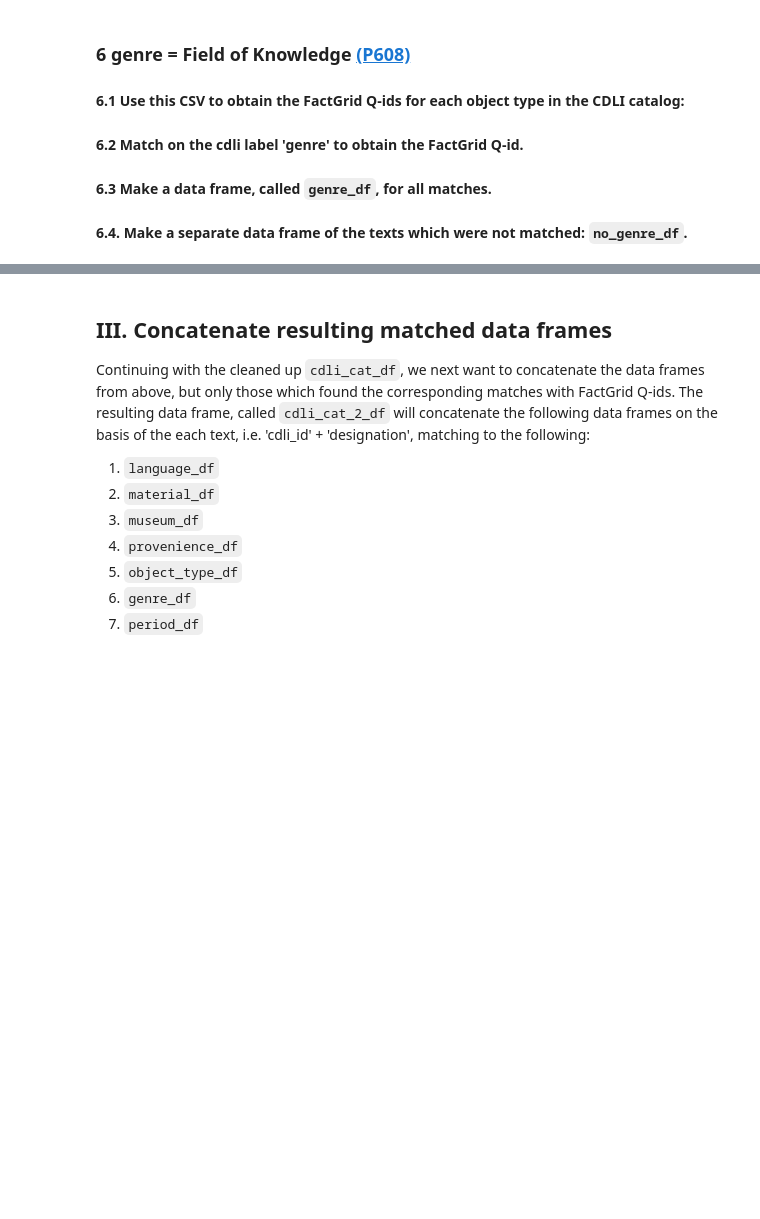
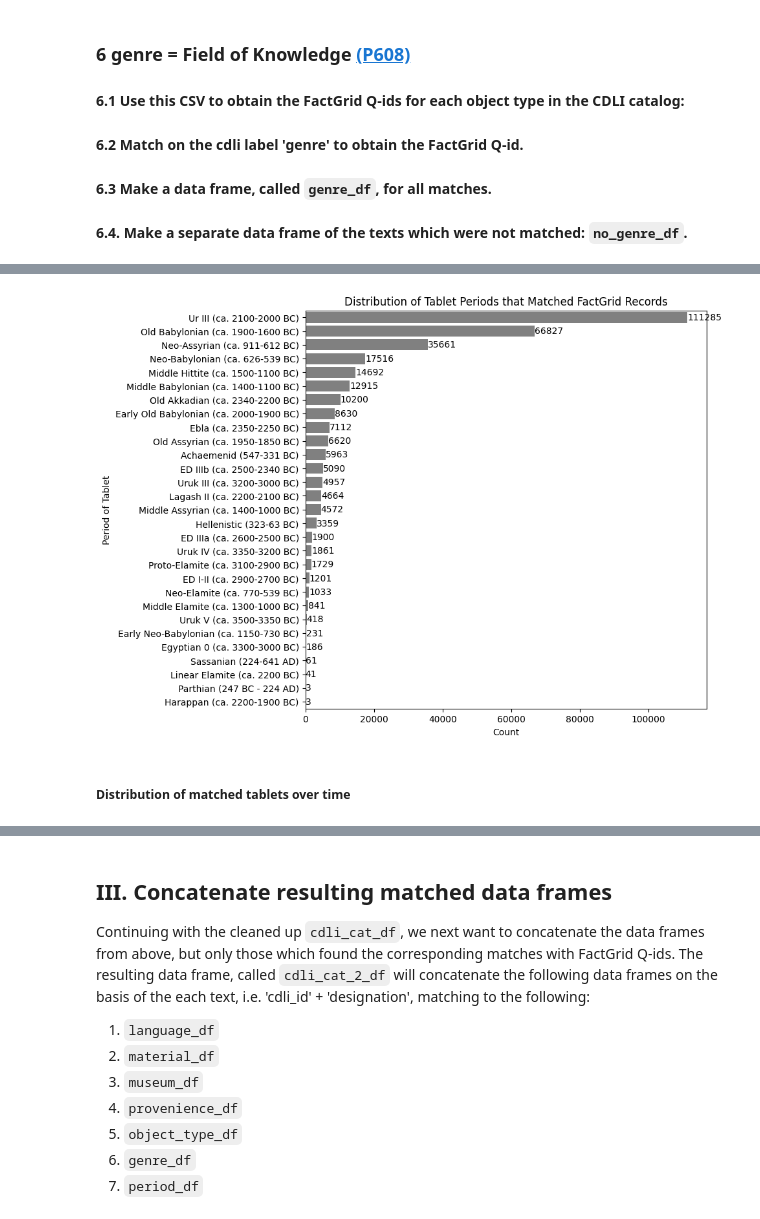
Before and after one commit to ancient-world-citation-analysis/CDLI2LoD, a Jupyter notebook: cdli_cat.ipynb, the cells around one changed output, grey strips where cells are left out. Cells and saved outputs as stored; diff of their text form; code cells hidden in the pictures; blank space fills up the shorter version.

```diff
--- a/cdli_cat.ipynb
+++ b/cdli_cat.ipynb
@@ -1321,0 +1382,4 @@ len(no_period_df['Period'])
+# %%
+period_df = cdli_cat_df[['id_text', 'period']]
+period_df = period_df.rename(columns = {'period': 'cdli_dump_period'})
+period_df['cdli_dump_period'].unique()
@@ -1321,0 +1410,19 @@ len(no_period_df['Period'])
+# %%
+period = []
+period_qid = []
+period_wikidata_URI = []
+P155_period = [] # when there's a question mark
+other_possible_period = [] # when there are multiple estimations of period
+no_match_indices_period = [] # index of the row if there's no match
+index = 4196
+p = period_df['cdli_dump_period'][index]
+lst = p.replace(',', ';').replace('or', ';').split(';')
+first_p = lst[0].rstrip()
+
+if '?' in first_p:
+    P155_period += ['P155']
+    first_p = first_p.replace('?', '')
+else:
+    P155_period += ['']
+
+first_p
@@ -1321,0 +1509,3 @@ len(no_period_df['Period'])
+# %%
+matched_period_df = period_df[~period_df.index.isin(no_match_indices_period)].reset_index(drop = True)
+matched_period_df
@@ -1321,0 +1555,8 @@ len(no_period_df['Period'])
+# %%
+matched_period_counts = pd.DataFrame(matched_period_df.groupby('period')['period'].count())
+matched_period_counts.index.name = None
+matched_period_counts = matched_period_counts.reset_index().rename(
+    columns = {'index': 'period',
+               'period': 'count'}
+    ).sort_values(by = 'count', ascending = False).reset_index(drop = True)
+matched_period_counts
@@ -1321,0 +1581,12 @@ len(no_period_df['Period'])
+# %%
+plt.figure(figsize = (8, 8))
+ax = sns.barplot(data = matched_period_counts, y = 'period', x = 'count',
+                 color = 'grey')
+ax.bar_label(ax.containers[0], fmt = '%g')
+plt.xlabel('Count')
+plt.ylabel('Period of Tablet')
+plt.title('Distribution of Tablet Periods that Matched FactGrid Records');
+# %% [output]
+[figure, added]
+# %% [markdown]
+##### Distribution of matched tablets over time
```
Also changed, not shown: parts of 34 cells of this notebook.
